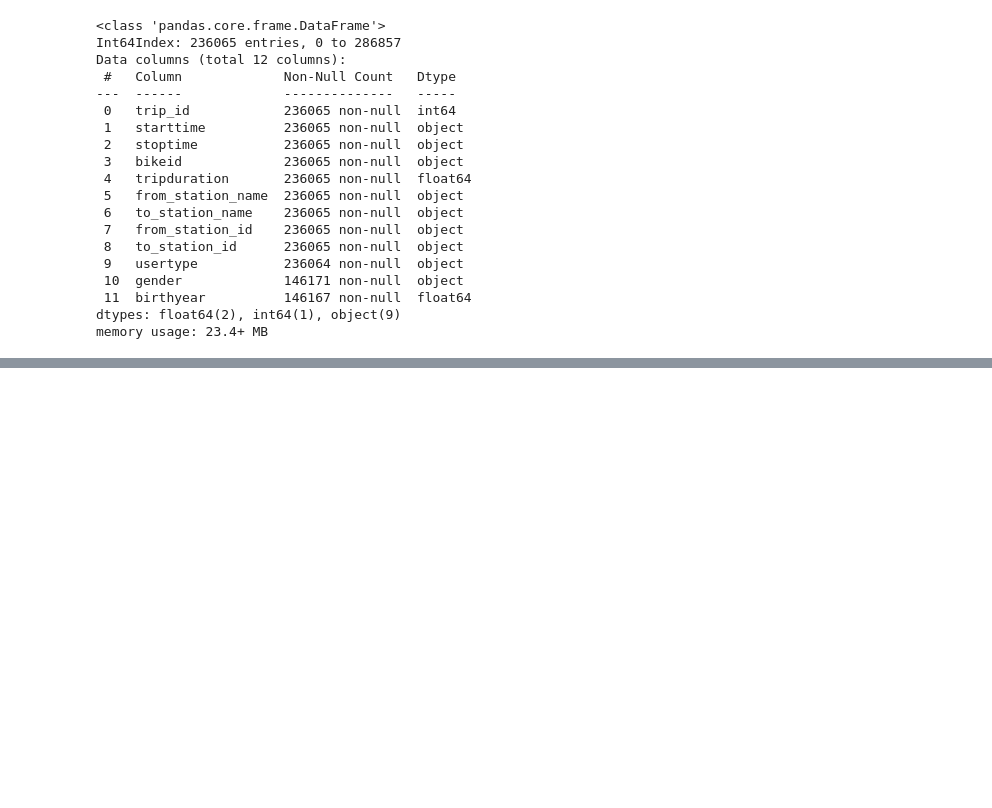
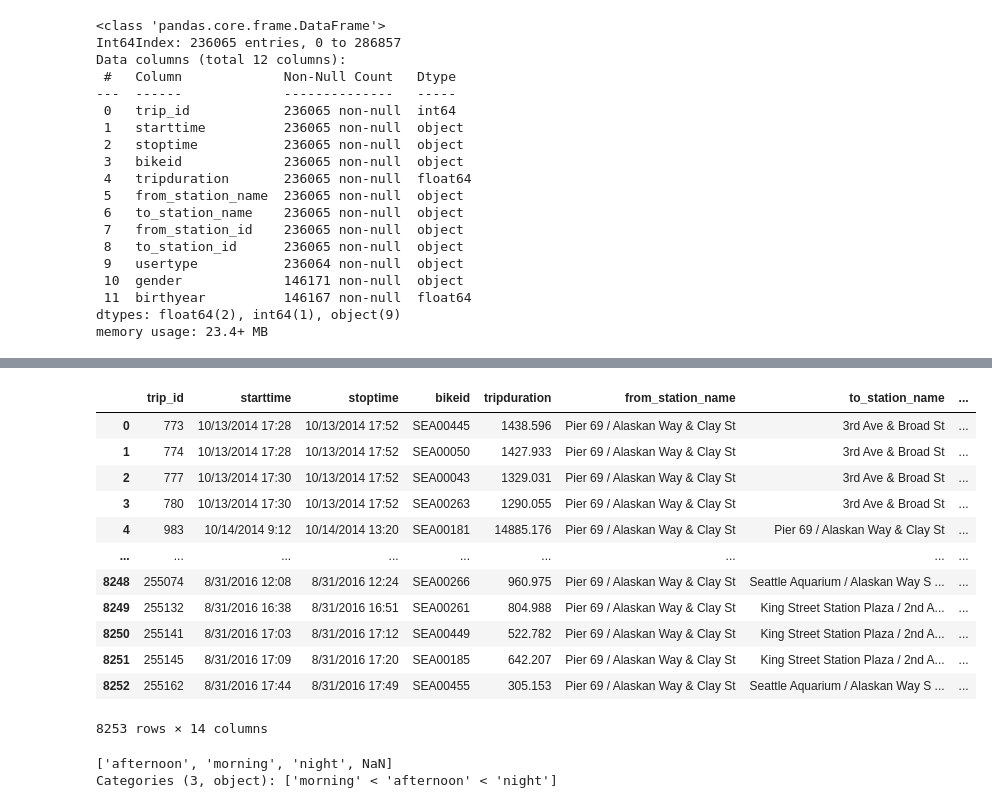
Before and after one commit to HenriqueCastros/GraficosChordESankey, a Jupyter notebook: Aula08.ipynb, the cells around one changed output, grey strips where cells are left out. Saved outputs shown, nothing was run; the diff lists cells and outputs as text; code cells hidden in the pictures; blank space fills up the shorter version.

```diff
--- a/Aula08.ipynb
+++ b/Aula08.ipynb
@@ -617,0 +537,20 @@ df_2
+# %%
+df2 = df.loc[df['from_station_name']=='Pier 69 / Alaskan Way & Clay St'].loc[df['to_station_name'].isin(list(union_stations))].reset_index()
+# %%
+df3 = pd.concat([df2,df2['starttime'].str.partition().drop(columns=[1]).rename(columns={0:'date',2:'time'})], axis=1).drop(columns=['index'])
+# %%
+df3
+# %% [output]
+|  | trip_id | starttime | stoptime | bikeid | tripduration | from_station_name | to_station_name | ... |
+| 0 | 773 | 10/13/2014 17:28 | 10/13/2014 17:52 | SEA00445 | 1438.596 | Pier 69 / Alaskan Way & Clay St | 3rd Ave & Broad St | ... |
+| 1 | 774 | 10/13/2014 17:28 | 10/13/2014 17:52 | SEA00050 | 1427.933 | Pier 69 / Alaskan Way & Clay St | 3rd Ave & Broad St | ... |
+| 2 | 777 | 10/13/2014 17:30 | 10/13/2014 17:52 | SEA00043 | 1329.031 | Pier 69 / Alaskan Way & Clay St | 3rd Ave & Broad St | ... |
+| 3 | 780 | 10/13/2014 17:30 | 10/13/2014 17:52 | SEA00263 | 1290.055 | Pier 69 / Alaskan Way & Clay St | 3rd Ave & Broad St | ... |
+| 4 | 983 | 10/14/2014 9:12 | 10/14/2014 13:20 | SEA00181 | 14885.176 | Pier 69 / Alaskan Way & Clay St | Pier 69 / Alaskan Way & Clay St | ... |
+| ... | ... | ... | ... | ... | ... | ... | ... | ... |
+| 8248 | 255074 | 8/31/2016 12:08 | 8/31/2016 12:24 | SEA00266 | 960.975 | Pier 69 / Alaskan Way & Clay St | Seattle Aquarium / Alaskan Way S ... | ... |
+| 8249 | 255132 | 8/31/2016 16:38 | 8/31/2016 16:51 | SEA00261 | 804.988 | Pier 69 / Alaskan Way & Clay St | King Street Station Plaza / 2nd A... | ... |
+| 8250 | 255141 | 8/31/2016 17:03 | 8/31/2016 17:12 | SEA00449 | 522.782 | Pier 69 / Alaskan Way & Clay St | King Street Station Plaza / 2nd A... | ... |
+| 8251 | 255145 | 8/31/2016 17:09 | 8/31/2016 17:20 | SEA00185 | 642.207 | Pier 69 / Alaskan Way & Clay St | King Street Station Plaza / 2nd A... | ... |
+| 8252 | 255162 | 8/31/2016 17:44 | 8/31/2016 17:49 | SEA00455 | 305.153 | Pier 69 / Alaskan Way & Clay St | Seattle Aquarium / Alaskan Way S ... | ... |
+8253 rows × 14 columns
@@ -617,0 +567,5 @@ df_2
+# %%
+df3['time_of_day'].unique()
+# %% [output]
+['afternoon', 'morning', 'night', NaN]
+Categories (3, object): ['morning' < 'afternoon' < 'night']
```
Also changed, not shown: parts of 75 cells of this notebook, 2 other files.
